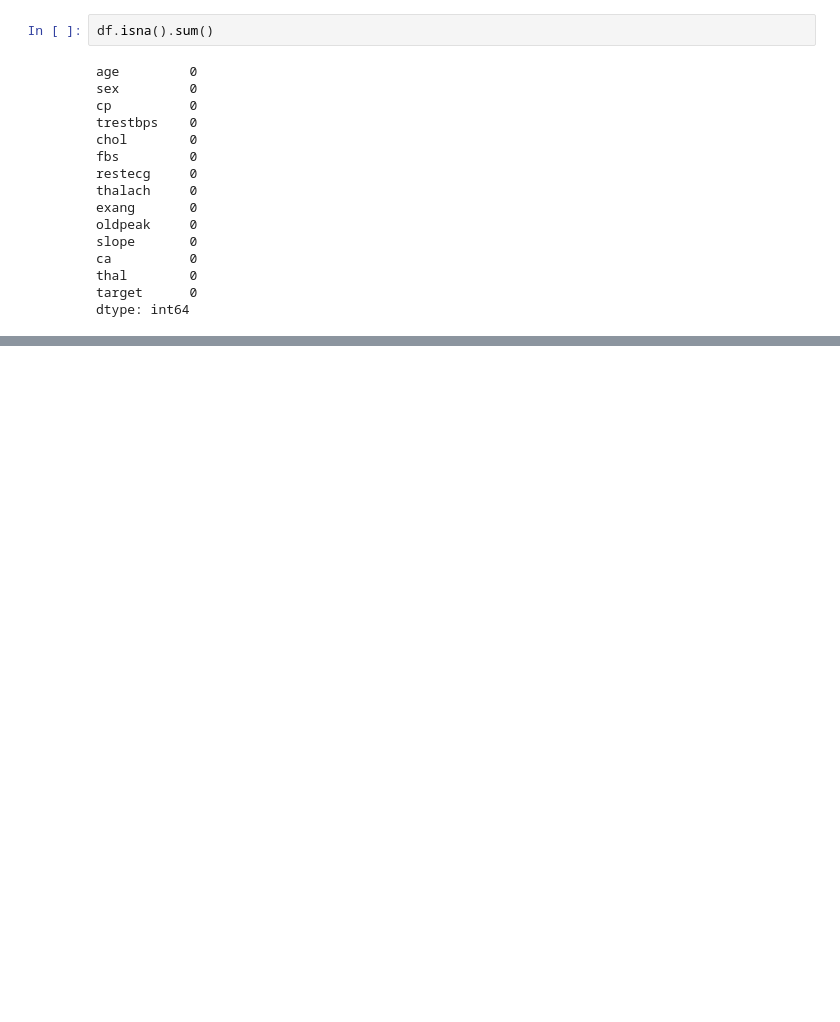
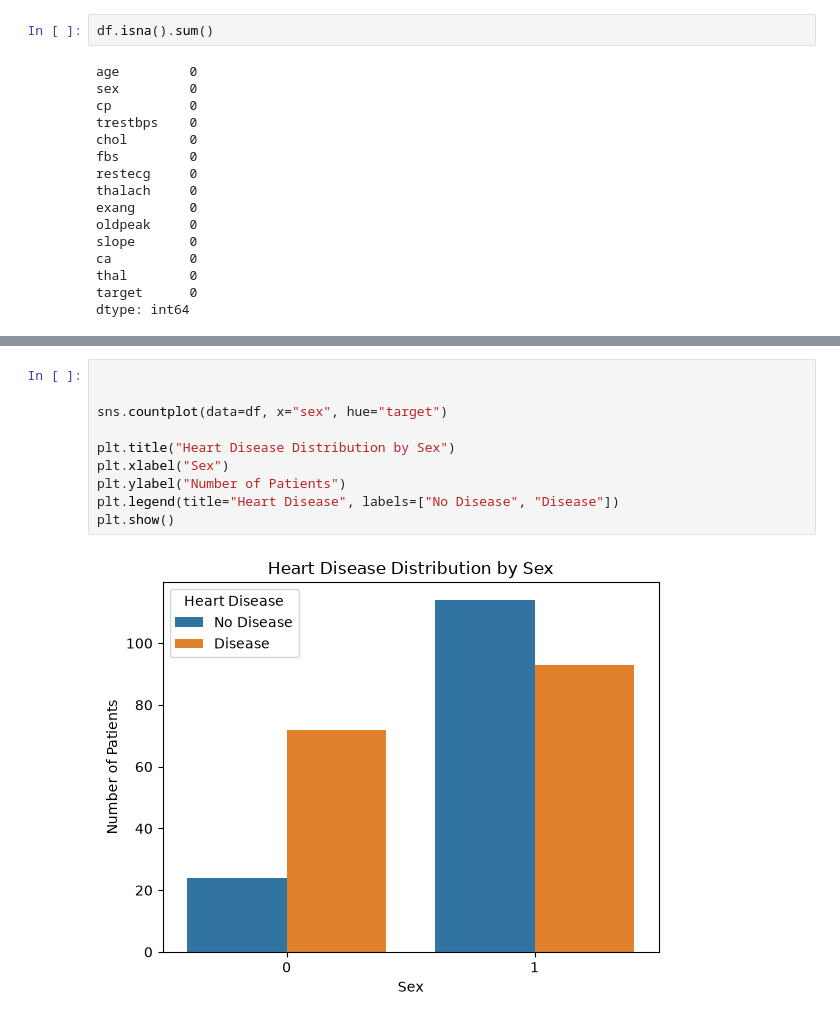
Before and after one commit to salilu1/heart-disease, a Jupyter notebook: heart_disease.ipynb, the cells around one changed output, grey strips where cells are left out. Cells and saved outputs as stored; diff of their text form; blank space fills up the shorter version.

Commit message:
EDA with sex and target

```diff
--- a/heart_disease.ipynb
+++ b/heart_disease.ipynb
@@ -86,0 +101,12 @@ dtype: int64
+# %%
+
+
+sns.countplot(data=df, x="sex", hue="target")
+
+plt.title("Heart Disease Distribution by Sex")
+plt.xlabel("Sex")
+plt.ylabel("Number of Patients")
+plt.legend(title="Heart Disease", labels=["No Disease", "Disease"])
+plt.show()
+# %% [output]
+[figure, added]
```
Also changed, not shown: parts of 5 cells of this notebook.
